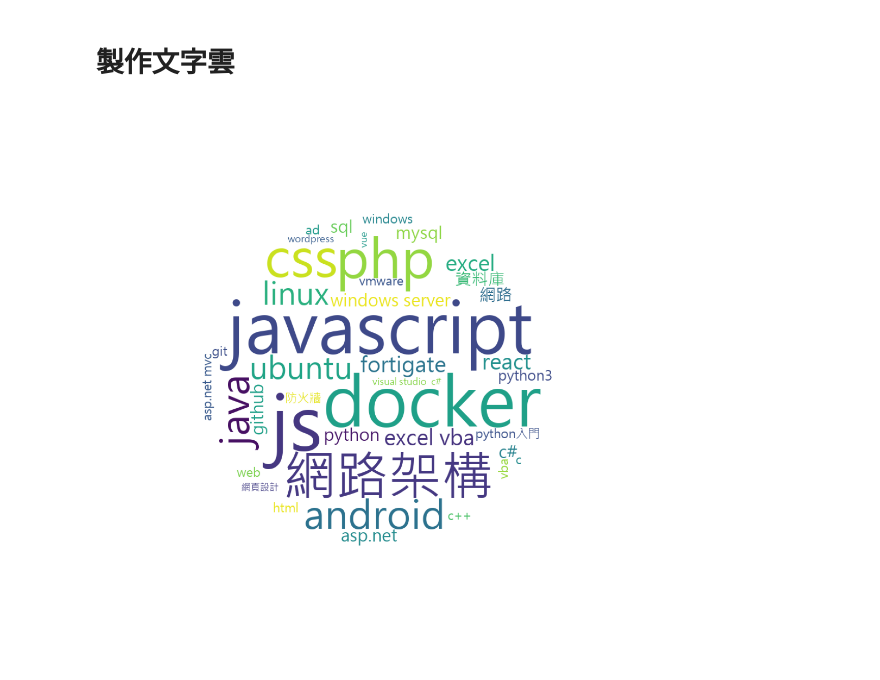
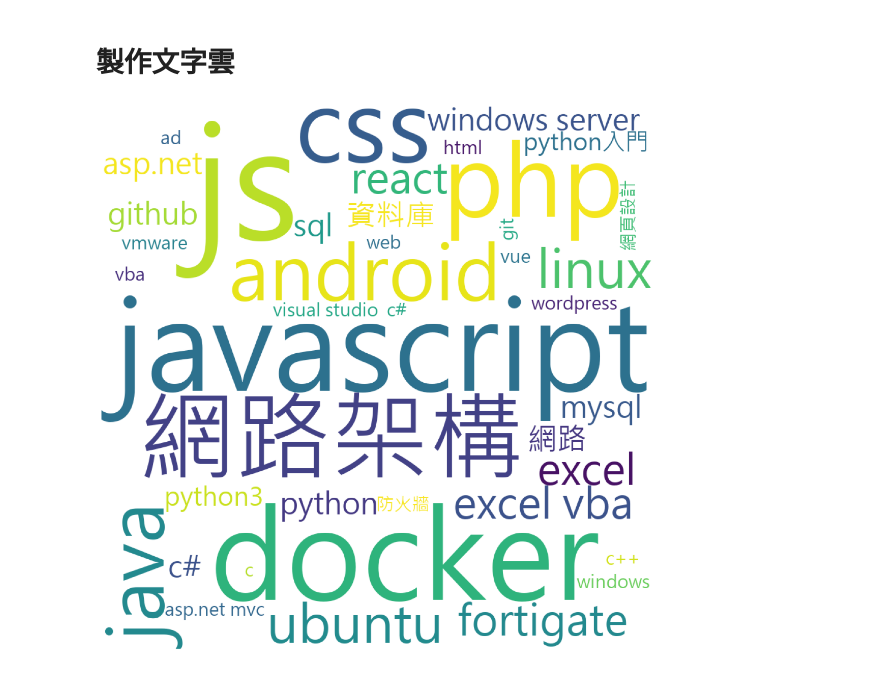
Before and after one commit to minhao920201/PL, a Jupyter notebook: HW4/analysis.ipynb, the cells around one changed output. Drawn from its saved outputs; the diff is of its cells as text; code cells hidden in the pictures.

```diff
--- a/HW4/analysis.ipynb
+++ b/HW4/analysis.ipynb
@@ -109,22 +109,22 @@ plt.show()
 # %%
 from collections import Counter
 diction = Counter(li_key)
 
 from PIL import Image
 import matplotlib.pyplot as plt
 from wordcloud import WordCloud
 
 import numpy as np
-mask = np.array(Image.open("circle.jpg"))
+mask = np.array(Image.open("square.jpg"))
 font = "C:\Windows\Fonts\MSJH.TTC"
 
 wordcloud = WordCloud(background_color = "white", font_path=font, mask = mask)
 wordcloud.generate_from_frequencies(diction)
 
 plt.figure(figsize=(20,20))
 plt.imshow(wordcloud)
 plt.axis("off")
 plt.savefig("Word Cloud")
 plt.show()
 # %% [output]
-[figure, old version]
+[figure, new version]
```
